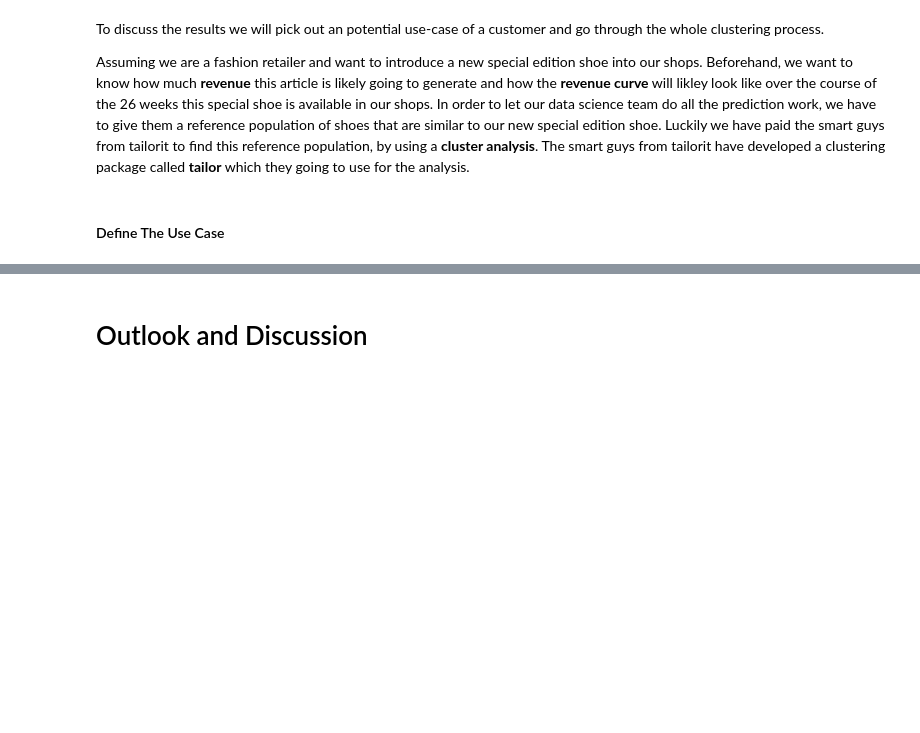
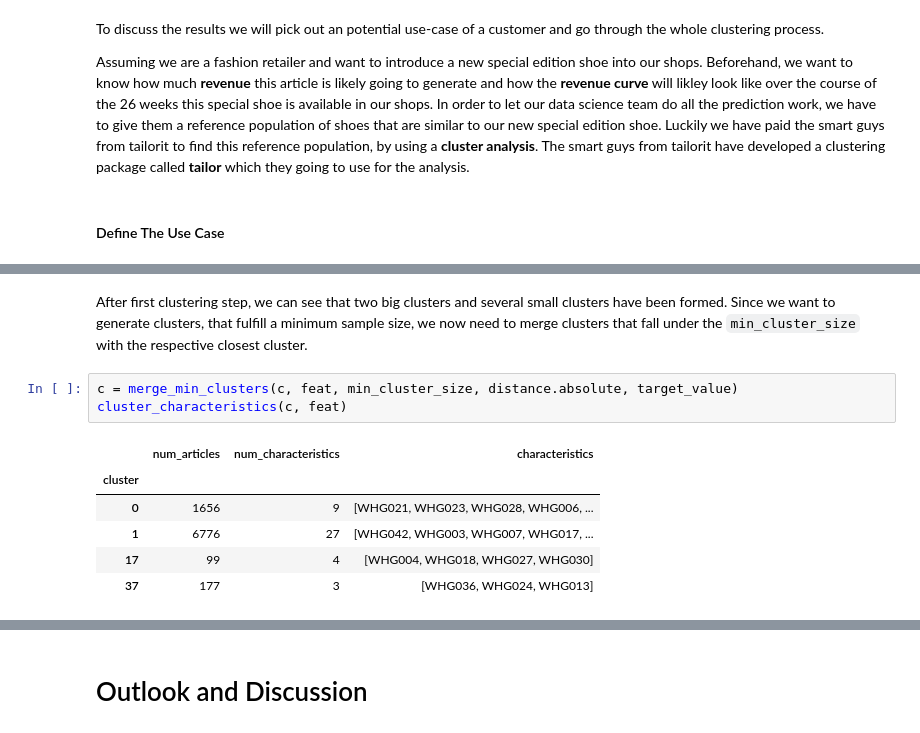
Before and after one commit to indyfree/tailor, a Jupyter notebook: notebooks/10-presentation-notebook.ipynb, the cells around one changed output, grey strips where cells are left out. Saved outputs shown, nothing was run; the diff lists cells and outputs as text; blank space fills up the shorter version.

```diff
--- a/notebooks/10-presentation-notebook.ipynb
+++ b/notebooks/10-presentation-notebook.ipynb
@@ -392,0 +415,12 @@ ranking.rank_features(df, distance_measure, features, target_value)
+# %% [markdown]
+After first clustering step, we can see that two big clusters and several small clusters have been formed. Since we want to generate clusters, that fulfill a minimum sample size, we now need to merge clusters that fall under the `min_cluster_size` with the respective closest cluster.
+# %%
+c = merge_min_clusters(c, feat, min_cluster_size, distance.absolute, target_value)
+cluster_characteristics(c, feat)
+# %% [output]
+|  | num_articles | num_characteristics | characteristics |
+| cluster |  |  |  |
+| 0 | 1656 | 9 | [WHG021, WHG023, WHG028, WHG006, ... |
+| 1 | 6776 | 27 | [WHG042, WHG003, WHG007, WHG017, ... |
+| 17 | 99 | 4 | [WHG004, WHG018, WHG027, WHG030] |
+| 37 | 177 | 3 | [WHG036, WHG024, WHG013] |
```
Also changed, not shown: parts of 15 cells of this notebook, 1 other file.
